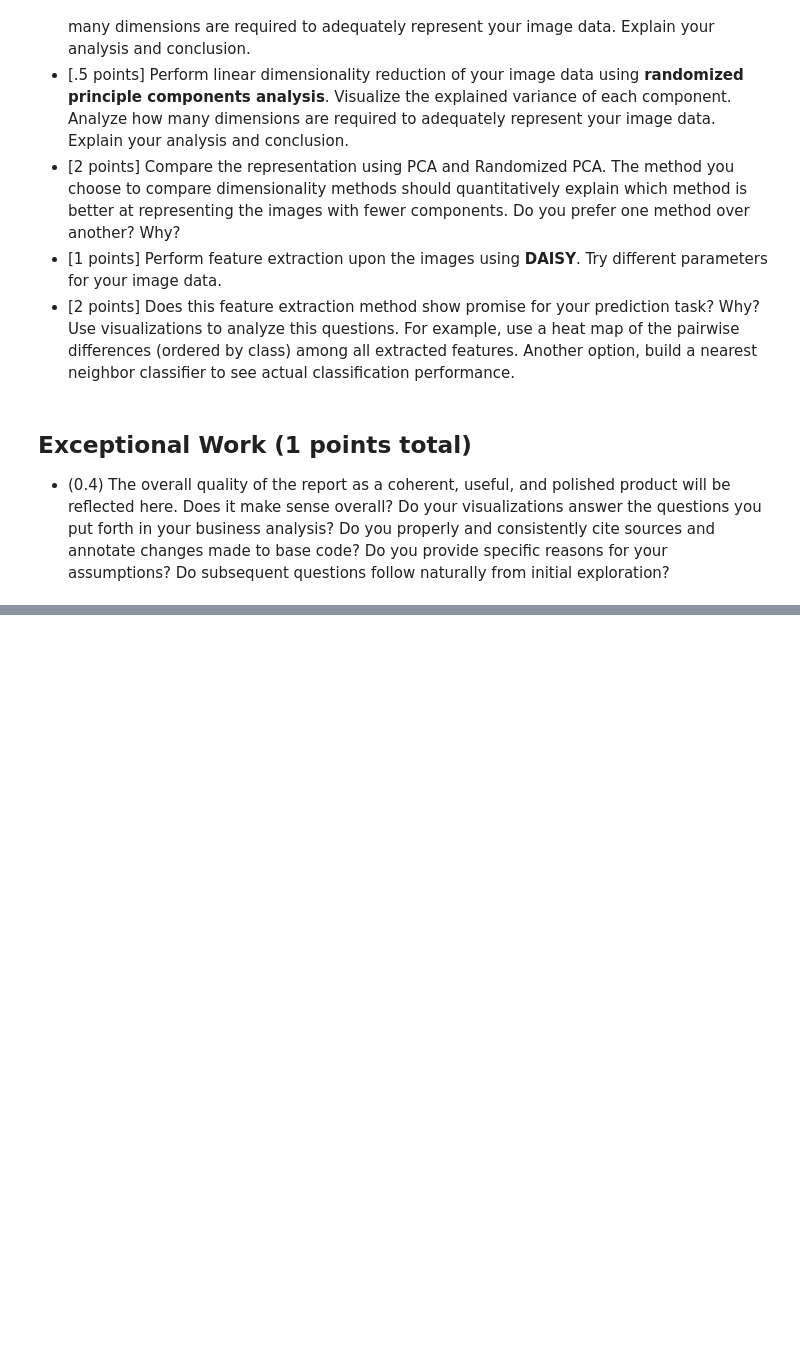
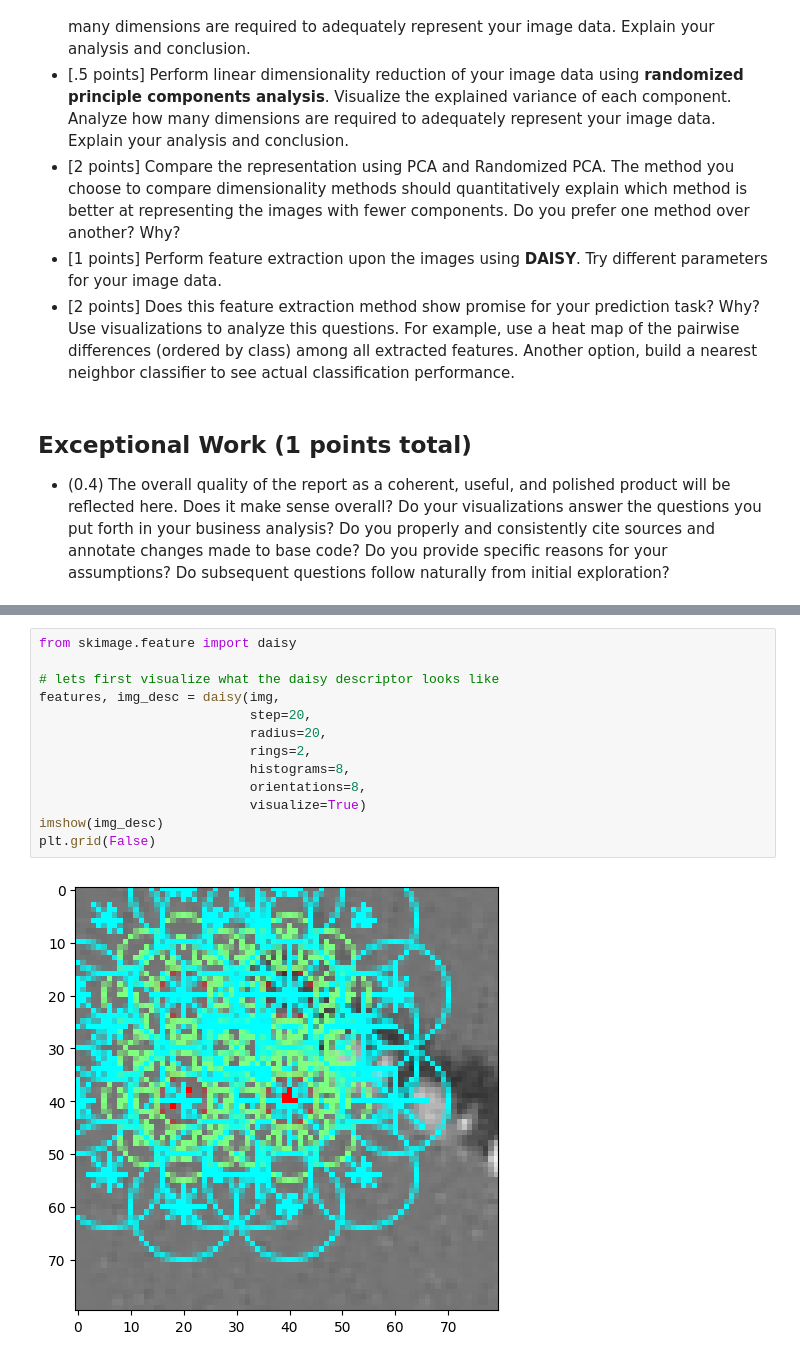
Before and after one commit to bennyandthejetss/ML_Lab2, a Jupyter notebook: Lab2.ipynb, the cells around one changed output, grey strips where cells are left out. Cells and saved outputs as stored; diff of their text form; blank space fills up the shorter version.

```diff
--- a/Lab2.ipynb
+++ b/Lab2.ipynb
@@ -129,0 +194,15 @@ Use visualizations to analyze this questions. For example, use a heat map of the
+# %%
+from skimage.feature import daisy
+
+# lets first visualize what the daisy descriptor looks like
+features, img_desc = daisy(img,
+                           step=20,
+                           radius=20,
+                           rings=2,
+                           histograms=8,
+                           orientations=8,
+                           visualize=True)
+imshow(img_desc)
+plt.grid(False)
+# %% [output]
+[figure, added]
```
Also changed, not shown: parts of 8 cells of this notebook.
